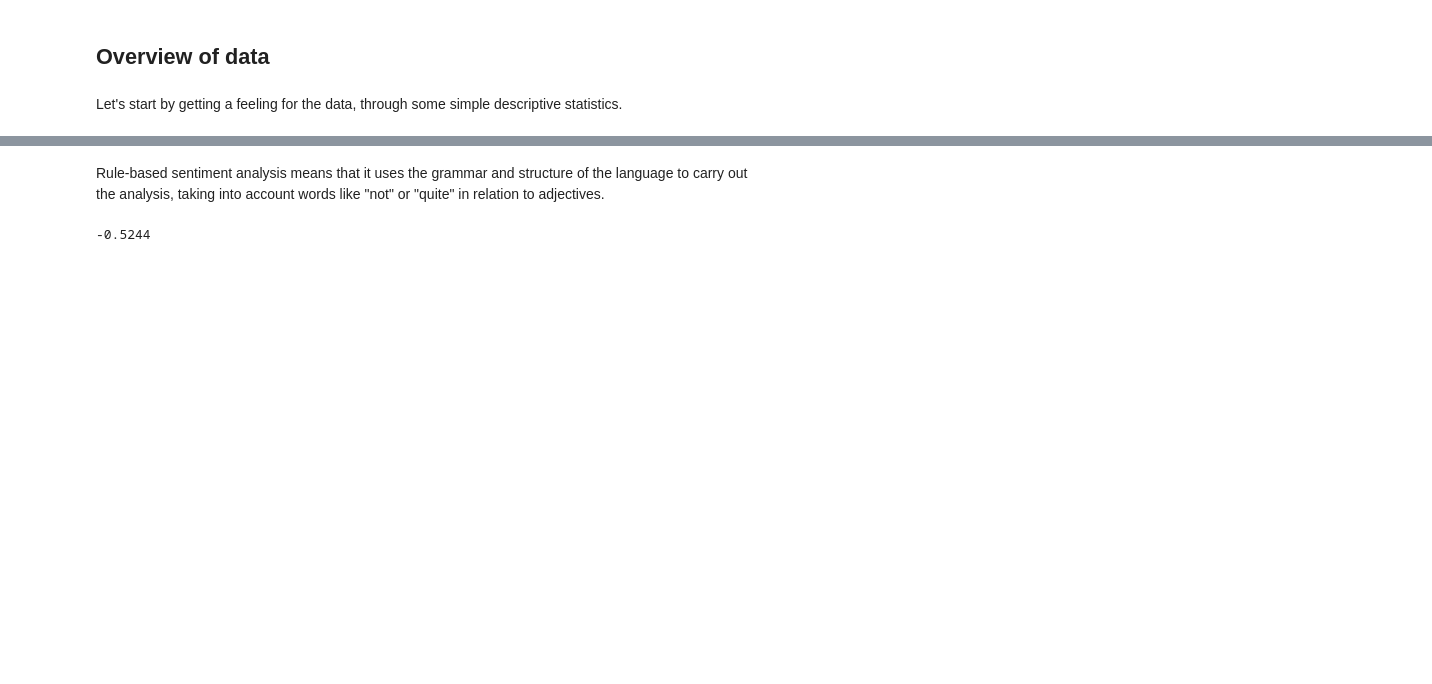
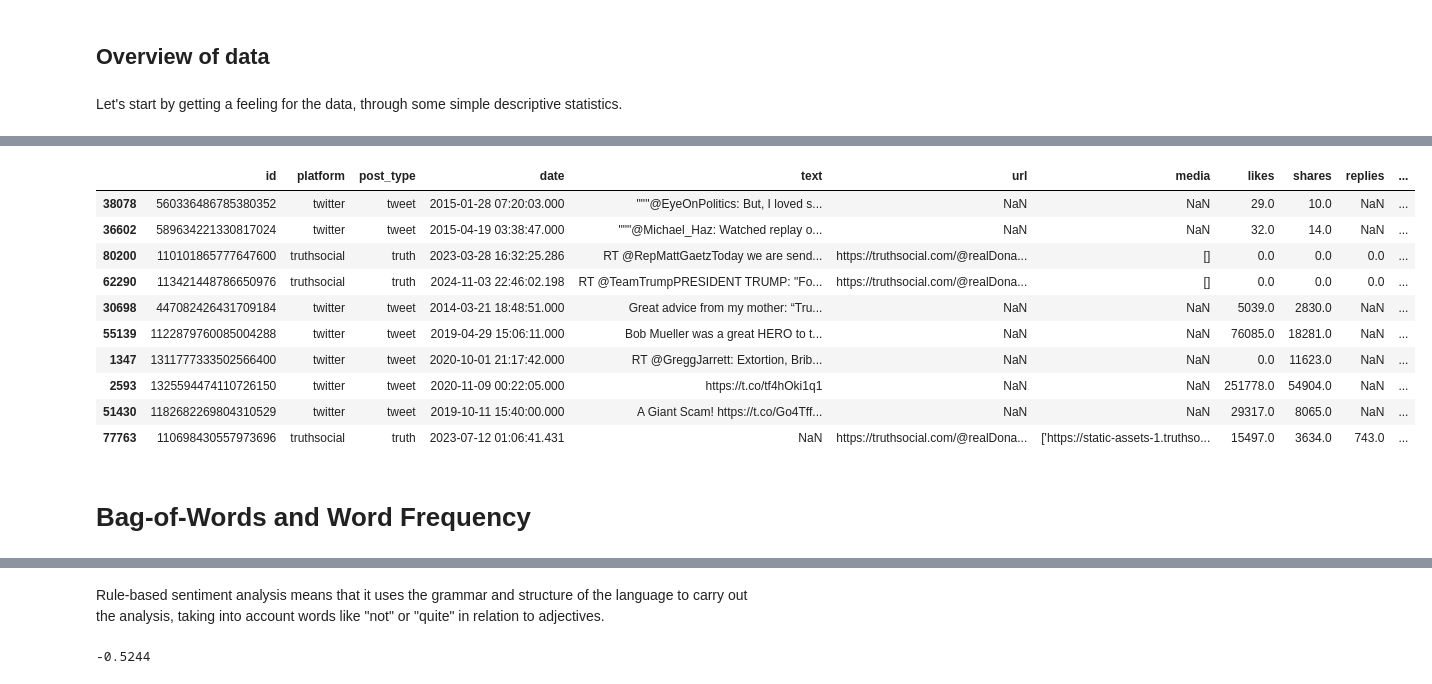
Before and after one commit to cssmodels/ComputationalSocialScienceCourse, a Jupyter notebook: Week 3 - Natural Language Processing/NLP.ipynb, the cells around one changed output, grey strips where cells are left out. Drawn from its saved outputs; the diff is of its cells as text; code cells hidden in the pictures; blank space fills up the shorter version.

```diff
--- a/Week 3 - Natural Language Processing/NLP.ipynb
+++ b/Week 3 - Natural Language Processing/NLP.ipynb
@@ -14,7 +11,7 @@ We will look at different NLP tasks, such as sentiment analysis, topic modeling,
 import pandas as pd
 # %%
 #Let's load the data
-df = pd.read_csv('trumptweets.csv')
+posts = pd.read_csv('trumpposts.csv')
 # %% [markdown]
 ## Overview of data
 # %% [markdown]
@@ -446,0 +29,17 @@ VADER is a simple rule-based sentiment analysis method. Like all rule-based meth
+# %%
+# Some example messages (here: a random sample of 10)
+posts.sample(10)
+# %% [output]
+|  | id | platform | post_type | date | text | url | media | likes | shares | replies | ... |
+| 38078 | 560336486785380352 | twitter | tweet | 2015-01-28 07:20:03.000 | """@EyeOnPolitics: But, I loved s... | NaN | NaN | 29.0 | 10.0 | NaN | ... |
+| 36602 | 589634221330817024 | twitter | tweet | 2015-04-19 03:38:47.000 | """@Michael_Haz: Watched replay o... | NaN | NaN | 32.0 | 14.0 | NaN | ... |
+| 80200 | 110101865777647600 | truthsocial | truth | 2023-03-28 16:32:25.286 | RT @RepMattGaetzToday we are send... | https://truthsocial.com/@realDona... | [] | 0.0 | 0.0 | 0.0 | ... |
+| 62290 | 113421448786650976 | truthsocial | truth | 2024-11-03 22:46:02.198 | RT @TeamTrumpPRESIDENT TRUMP: "Fo... | https://truthsocial.com/@realDona... | [] | 0.0 | 0.0 | 0.0 | ... |
+| 30698 | 447082426431709184 | twitter | tweet | 2014-03-21 18:48:51.000 | Great advice from my mother: “Tru... | NaN | NaN | 5039.0 | 2830.0 | NaN | ... |
+| 55139 | 1122879760085004288 | twitter | tweet | 2019-04-29 15:06:11.000 | Bob Mueller was a great HERO to t... | NaN | NaN | 76085.0 | 18281.0 | NaN | ... |
+| 1347 | 1311777333502566400 | twitter | tweet | 2020-10-01 21:17:42.000 | RT @GreggJarrett: Extortion, Brib... | NaN | NaN | 0.0 | 11623.0 | NaN | ... |
+| 2593 | 1325594474110726150 | twitter | tweet | 2020-11-09 00:22:05.000 | https://t.co/tf4hOki1q1 | NaN | NaN | 251778.0 | 54904.0 | NaN | ... |
+| 51430 | 1182682269804310529 | twitter | tweet | 2019-10-11 15:40:00.000 | A Giant Scam! https://t.co/Go4Tff... | NaN | NaN | 29317.0 | 8065.0 | NaN | ... |
+| 77763 | 110698430557973696 | truthsocial | truth | 2023-07-12 01:06:41.431 | NaN | https://truthsocial.com/@realDona... | ['https://static-assets-1.truthso... | 15497.0 | 3634.0 | 743.0 | ... |
+# %% [markdown]
+# Bag-of-Words and Word Frequency
```
Also changed, not shown: parts of 145 cells of this notebook.
